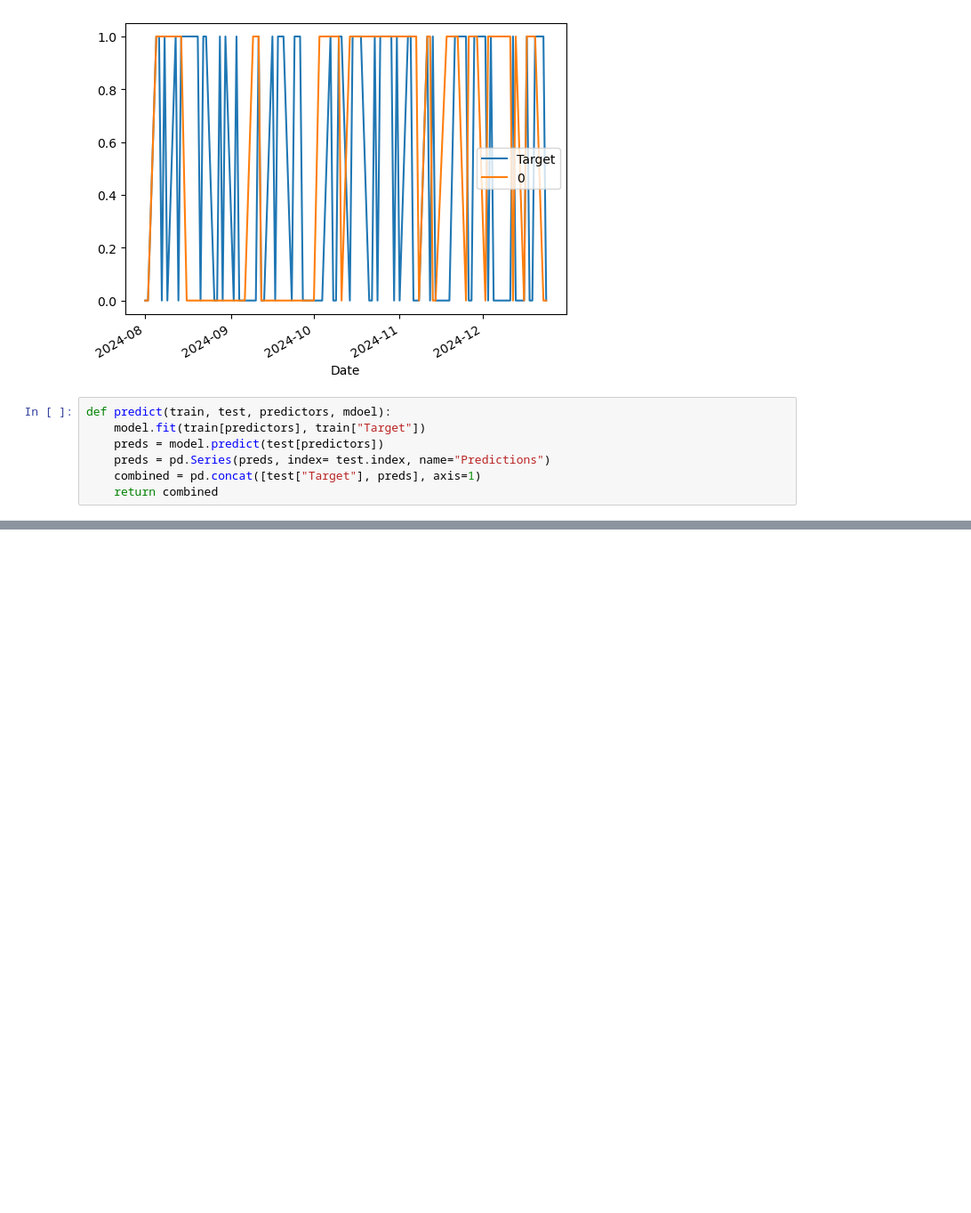
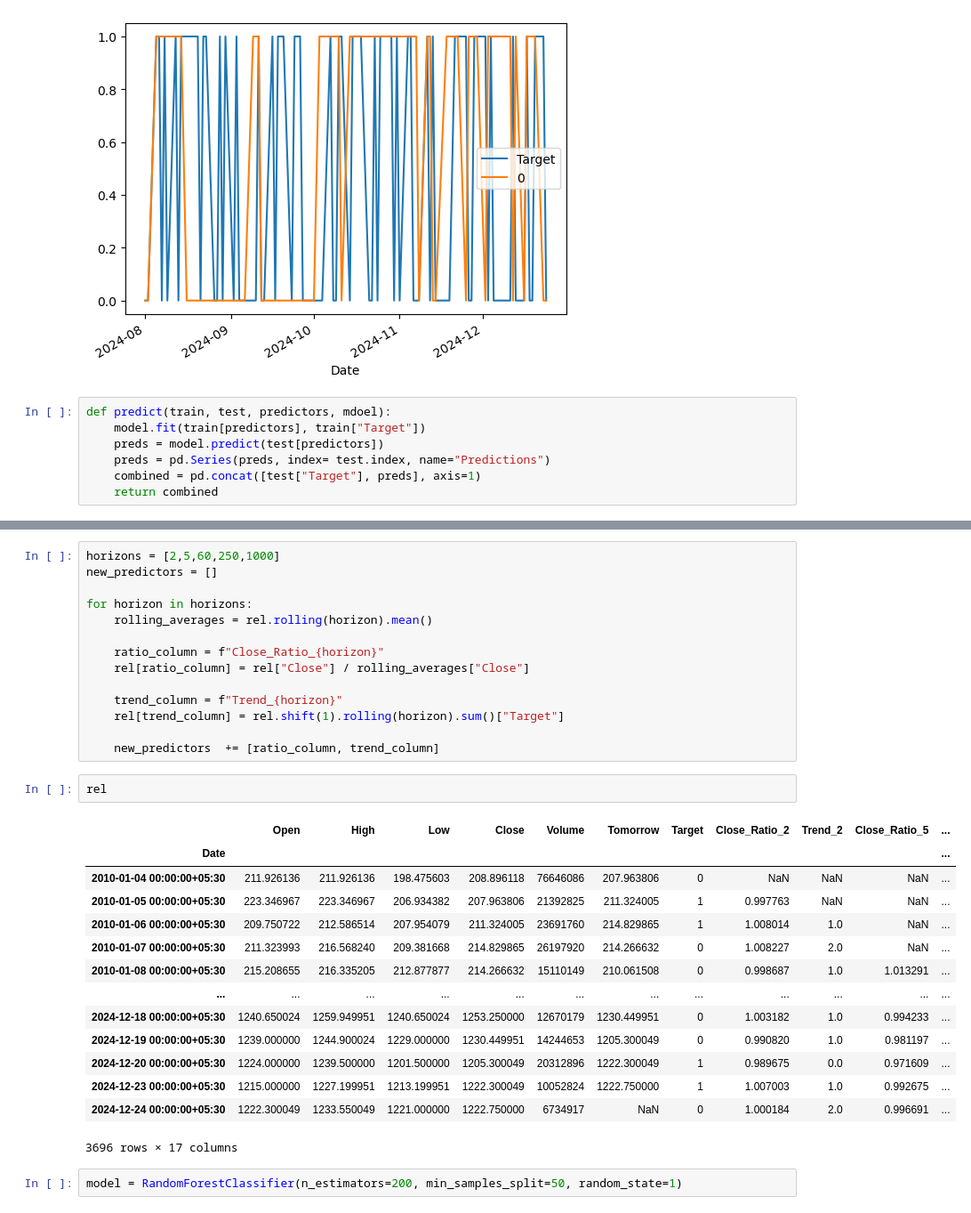
Before and after one commit to Akshat-sGit/portfolio-tracker-using-ai, a Jupyter notebook: StockPricePredictor.ipynb, the cells around one changed output, grey strips where cells are left out. Shown at 89% size. Cells and saved outputs as stored; diff of their text form; blank space fills up the shorter version.

Commit message:
completed ml model of stock price predictions

```diff
--- a/StockPricePredictor.ipynb
+++ b/StockPricePredictor.ipynb
@@ -169,0 +193,33 @@ def backtest(data, model, predictors, start=2500, step=250):  #250 days is one y
+# %%
+horizons = [2,5,60,250,1000]
+new_predictors = []
+
+for horizon in horizons:
+    rolling_averages = rel.rolling(horizon).mean()
+
+    ratio_column = f"Close_Ratio_{horizon}"
+    rel[ratio_column] = rel["Close"] / rolling_averages["Close"]
+
+    trend_column = f"Trend_{horizon}"
+    rel[trend_column] = rel.shift(1).rolling(horizon).sum()["Target"]
+
+    new_predictors  += [ratio_column, trend_column]
+# %%
+rel
+# %% [output]
+|  | Open | High | Low | Close | Volume | Tomorrow | Target | Close_Ratio_2 | Trend_2 | Close_Ratio_5 | ... |
+| Date |  |  |  |  |  |  |  |  |  |  | ... |
+| 2010-01-04 00:00:00+05:30 | 211.926136 | 211.926136 | 198.475603 | 208.896118 | 76646086 | 207.963806 | 0 | NaN | NaN | NaN | ... |
+| 2010-01-05 00:00:00+05:30 | 223.346967 | 223.346967 | 206.934382 | 207.963806 | 21392825 | 211.324005 | 1 | 0.997763 | NaN | NaN | ... |
+| 2010-01-06 00:00:00+05:30 | 209.750722 | 212.586514 | 207.954079 | 211.324005 | 23691760 | 214.829865 | 1 | 1.008014 | 1.0 | NaN | ... |
+| 2010-01-07 00:00:00+05:30 | 211.323993 | 216.568240 | 209.381668 | 214.829865 | 26197920 | 214.266632 | 0 | 1.008227 | 2.0 | NaN | ... |
+| 2010-01-08 00:00:00+05:30 | 215.208655 | 216.335205 | 212.877877 | 214.266632 | 15110149 | 210.061508 | 0 | 0.998687 | 1.0 | 1.013291 | ... |
+| ... | ... | ... | ... | ... | ... | ... | ... | ... | ... | ... | ... |
+| 2024-12-18 00:00:00+05:30 | 1240.650024 | 1259.949951 | 1240.650024 | 1253.250000 | 12670179 | 1230.449951 | 0 | 1.003182 | 1.0 | 0.994233 | ... |
+| 2024-12-19 00:00:00+05:30 | 1239.000000 | 1244.900024 | 1229.000000 | 1230.449951 | 14244653 | 1205.300049 | 0 | 0.990820 | 1.0 | 0.981197 | ... |
+| 2024-12-20 00:00:00+05:30 | 1224.000000 | 1239.500000 | 1201.500000 | 1205.300049 | 20312896 | 1222.300049 | 1 | 0.989675 | 0.0 | 0.971609 | ... |
+| 2024-12-23 00:00:00+05:30 | 1215.000000 | 1227.199951 | 1213.199951 | 1222.300049 | 10052824 | 1222.750000 | 1 | 1.007003 | 1.0 | 0.992675 | ... |
+| 2024-12-24 00:00:00+05:30 | 1222.300049 | 1233.550049 | 1221.000000 | 1222.750000 | 6734917 | NaN | 0 | 1.000184 | 2.0 | 0.996691 | ... |
+3696 rows × 17 columns
+# %%
+model = RandomForestClassifier(n_estimators=200, min_samples_split=50, random_state=1)
```
Also changed, not shown: parts of 9 cells of this notebook.
